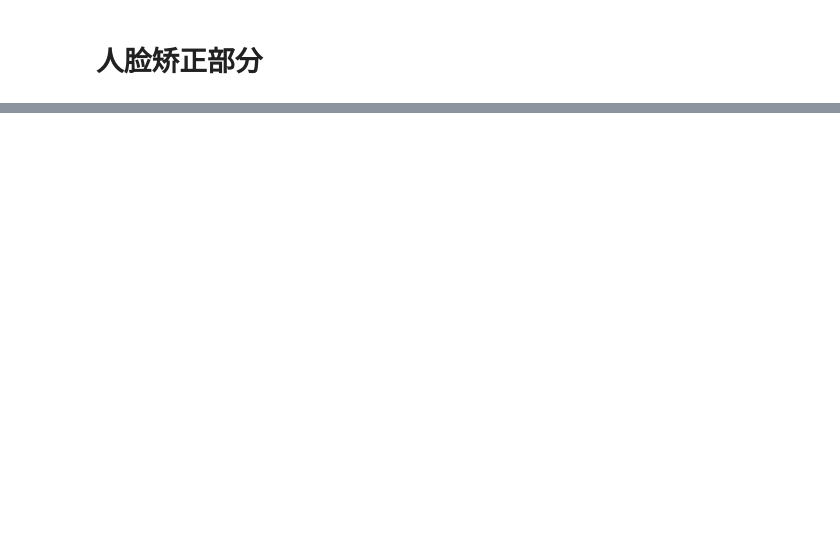
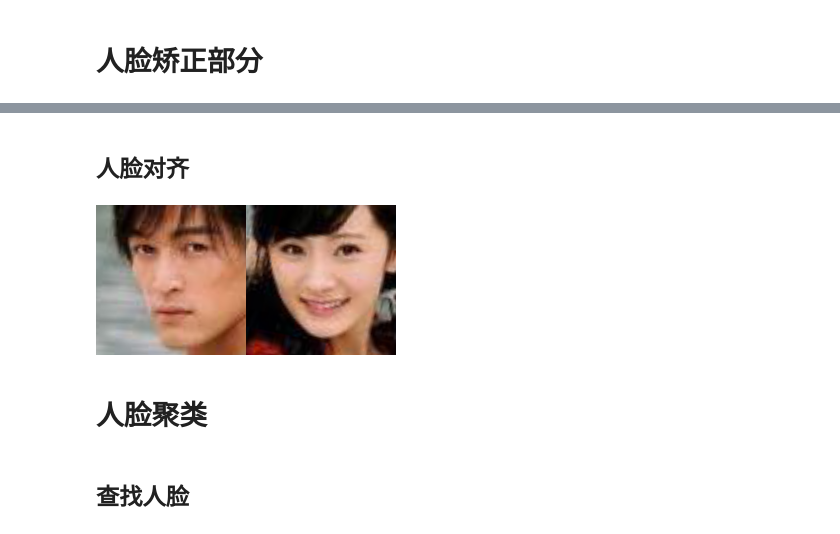
Before and after one commit to beausoft/mtcnn-pytorch, a Jupyter notebook: dlib.ipynb, the cells around one changed output, grey strips where cells are left out. Cells and saved outputs as stored; diff of their text form; code cells hidden in the pictures; blank space fills up the shorter version.

```diff
--- a/dlib.ipynb
+++ b/dlib.ipynb
@@ -42,0 +97,12 @@ predictor_landmark_68 = dlib.shape_predictor('dlib_dat/shape_predictor_68_face_l
+# %% [markdown]
+## 人脸对齐
+# %%
+faces = dlib.full_object_detections()  # 对象检测对象的数组。
+for detection in dets:
+    faces.append(predictor_landmark_5(img, detection))  # 对每一个人脸检测关键点
+images = dlib.get_face_chips(img, faces, size=150)  # 对人脸进行校正
+Image.fromarray(np.concatenate(images, axis=1))
+# %% [output]
+[figure, added]
+# %% [markdown]
+# 人脸聚类
@@ -42,0 +112,2 @@ predictor_landmark_68 = dlib.shape_predictor('dlib_dat/shape_predictor_68_face_l
+# %% [markdown]
+## 查找人脸
```
Also changed, not shown: parts of 16 cells of this notebook.
